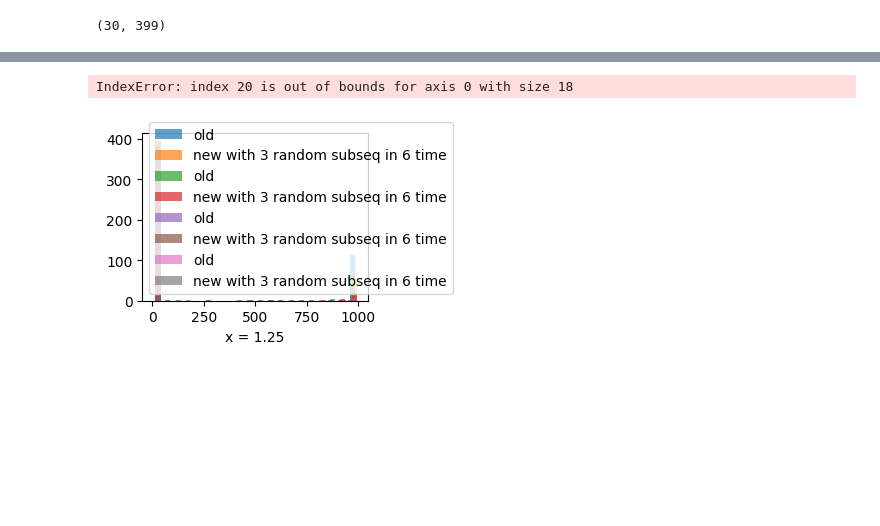
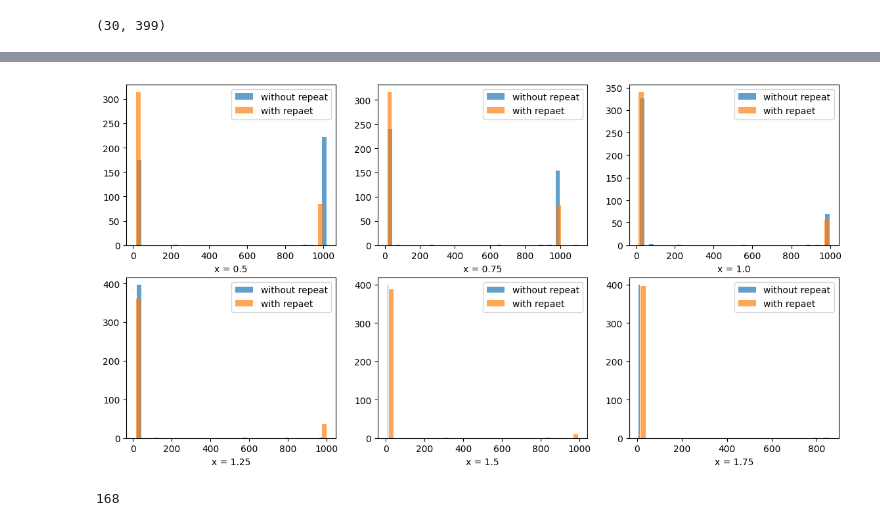
Before and after one commit to Sereshkash/bioinf, a Jupyter notebook: graph.ipynb, the cells around one changed output, grey strips where cells are left out. Cells and saved outputs as stored; diff of their text form; code cells hidden in the pictures; blank space fills up the shorter version.

Commit message:
add increase len subseq

```diff
--- a/graph.ipynb
+++ b/graph.ipynb
@@ -24,6 +24,20 @@ for i in range(len(s2)):
     y2.append(int(s2[i].split()[5][:-1]))
 x2 = np.array(x2)
 y2 = np.array(y2)
+
+f2 = open('res_comp_without_repeat.txt')
+s2 = f2.readlines()
+f2.close()
+x3 = [0]
+y3 = [1000]
+for i in range(len(s2)):
+    x3.append(float(s2[i].split()[2][:-1]))
+    y3.append(int(s2[i].split()[5][:-1]))
+x3 = np.array(x3)
+y3 = np.array(y3)
+
+
+plt.plot(x3, y3, c = 'g', label = 'new without repeat')
 plt.plot(x2, y2, c = 'b', label = 'new with 3 random subseq in 6 time')
 plt.plot(x1, y1, c = 'r', label = 'old')
 plt.legend()
@@ -35,5 +49,5 @@ plt.show()
 # %%
-f = open('data_res_comp.txt', 'r')
+f = open('data_res_comp_without_repeat.txt', 'r')
 s = f.readlines()
 f.close()
 x_name = list(map(lambda d: d[:-2], s[::2]))
@@ -47,7 +61,7 @@ x_name2 = list(map(lambda d: d[:-2], s[::2]))
 x_data2 = list(map(lambda f: f.split(), list(map(lambda d: d[:-2], s[1::2]))))
 x_data_np_2 = np.array(x_data2).astype('int')
 
-plt.hist(x_data_np[12], bins = 20, rwidth = 0.5, alpha = 0.7, label = 'old')
+plt.hist(x_data_np[0], bins = 20, rwidth = 0.5, alpha = 0.7, label = 'without repeat')
 plt.hist(x_data_np_2[0], bins = 20, rwidth = 0.5, alpha = 0.7, label = 'new with 3 random subseq in 6 time')
 plt.legend()
 plt.xlabel(x_name2[0])
@@ -68,0 +83,3 @@ x_data_np_2.shape
+# %%
+for i, x in enumerate([0, 5, 10, 15, 20, 25]):
+    print(i, x)
@@ -69,10 +102,13 @@ x_data_np_2.shape
 # %%
-for i in [0, 5, 10, 15, 20]:
-    plt.subplot(2, 2, 1).hist(x_data_np[i], bins = 20, rwidth = 0.5, alpha = 0.7, label = 'old')
-    plt.subplot(2, 2, 1).hist(x_data_np_2[i], bins = 20, rwidth = 0.5, alpha = 0.7, label = 'new with 3 random subseq in 6 time')
-    plt.subplot(2, 2, 1).legend()
-    plt.subplot(2, 2, 1).set_xlabel(x_name[i])
+len_bin = 1000 // 20
+
+plt.figure(figsize=(14, 7))
+for i, x in enumerate([0, 5, 10, 15, 20, 25]):
+    plt.subplot(2, 3, i + 1).hist(x_data_np[x], bins = (np.max(x_data_np[x]) - np.min(x_data_np[x])) // len_bin + 1, rwidth = 0.5, alpha = 0.7, label = 'without repeat')
+    plt.subplot(2, 3, i + 1).hist(x_data_np_2[x], bins = (np.max(x_data_np_2[x]) - np.min(x_data_np_2[x])) // len_bin + 1, rwidth = 0.5, alpha = 0.7, label = 'with repaet')
+    plt.subplot(2, 3, i + 1).legend()
+    plt.subplot(2, 3, i + 1).set_xlabel(x_name[x])
+
 plt.show()
 # %% [output]
-IndexError: index 20 is out of bounds for axis 0 with size 18
-[figure, old version]
+[figure, new version]
@@ -78,0 +117,4 @@ IndexError: index 20 is out of bounds for axis 0 with size 18
+# %%
+s.index('607')
+# %% [output]
+168
```
Also changed, not shown: parts of 10 cells of this notebook, 11 other files.
